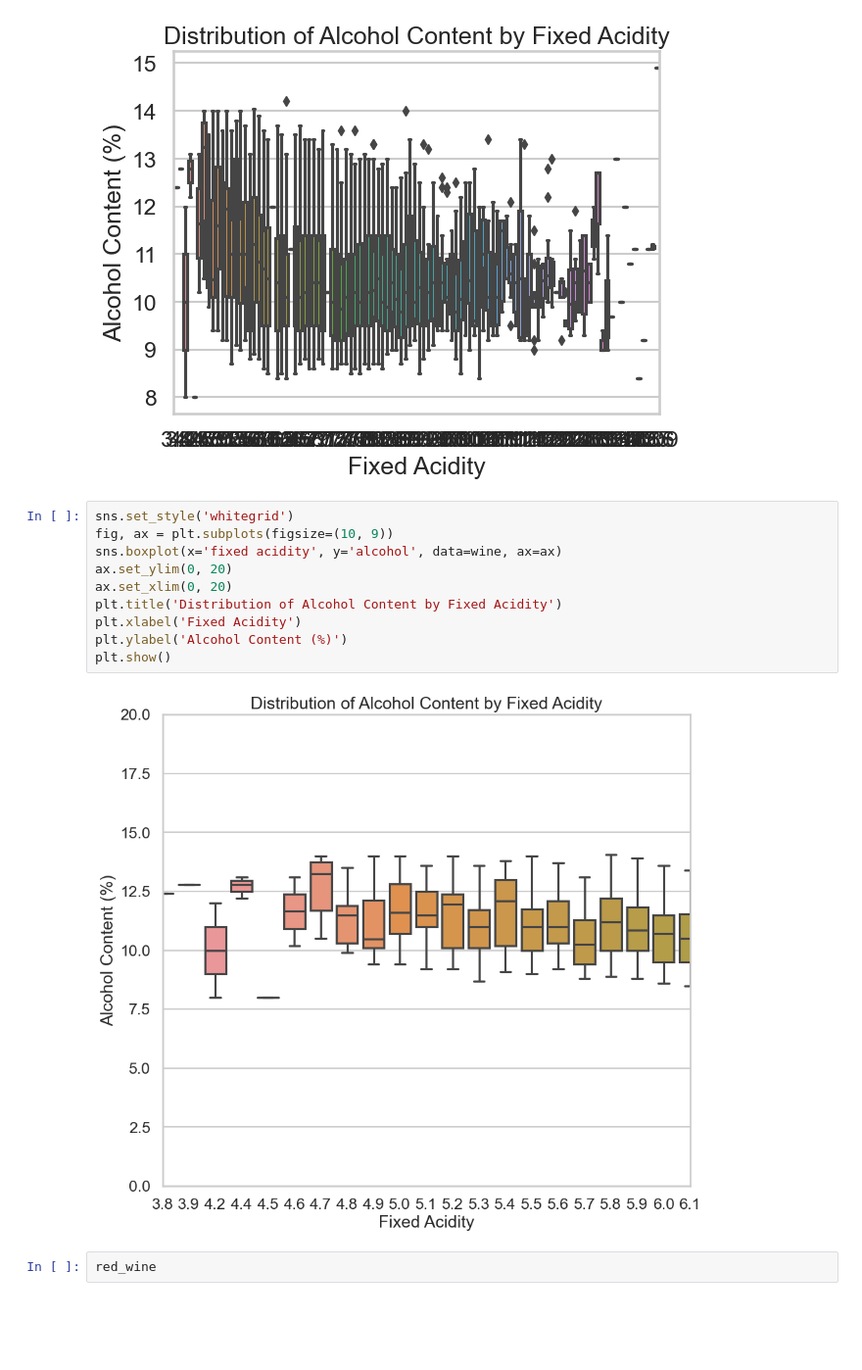
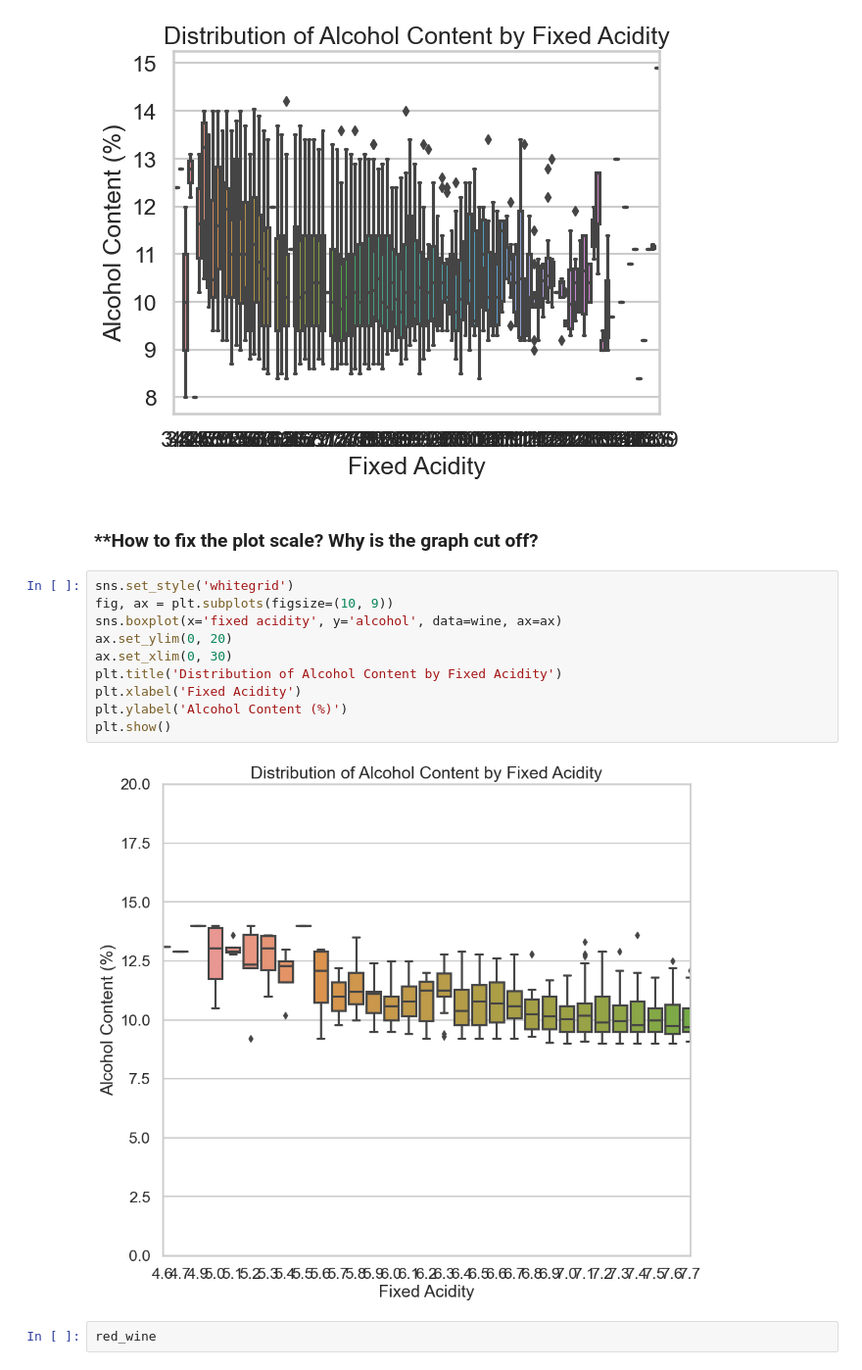
Before and after one commit to sfdatade/blueberry_winerys_project, a Jupyter notebook: BlueBerry_Winery_Project.ipynb, the cells around one changed output. Shown at 98% size. Saved outputs shown, nothing was run; the diff lists cells and outputs as text; blank space fills up the shorter version.

```diff
--- a/BlueBerry_Winery_Project.ipynb
+++ b/BlueBerry_Winery_Project.ipynb
@@ -433,18 +433,20 @@ plt.ylabel('Alcohol Content (%)')
 plt.show()
 # %% [output]
 [figure]
+# %% [markdown]
+### **How to fix the plot scale? Why is the graph cut off?
 # %%
 sns.set_style('whitegrid')
 fig, ax = plt.subplots(figsize=(10, 9))
 sns.boxplot(x='fixed acidity', y='alcohol', data=wine, ax=ax)
 ax.set_ylim(0, 20)
-ax.set_xlim(0, 20)
+ax.set_xlim(0, 30)
 plt.title('Distribution of Alcohol Content by Fixed Acidity')
 plt.xlabel('Fixed Acidity')
 plt.ylabel('Alcohol Content (%)')
 plt.show()
 # %% [output]
-[figure, old version]
+[figure, new version]
 # %%
 red_wine
 # %% [output]
```
Also changed, not shown: parts of 6 cells of this notebook.
